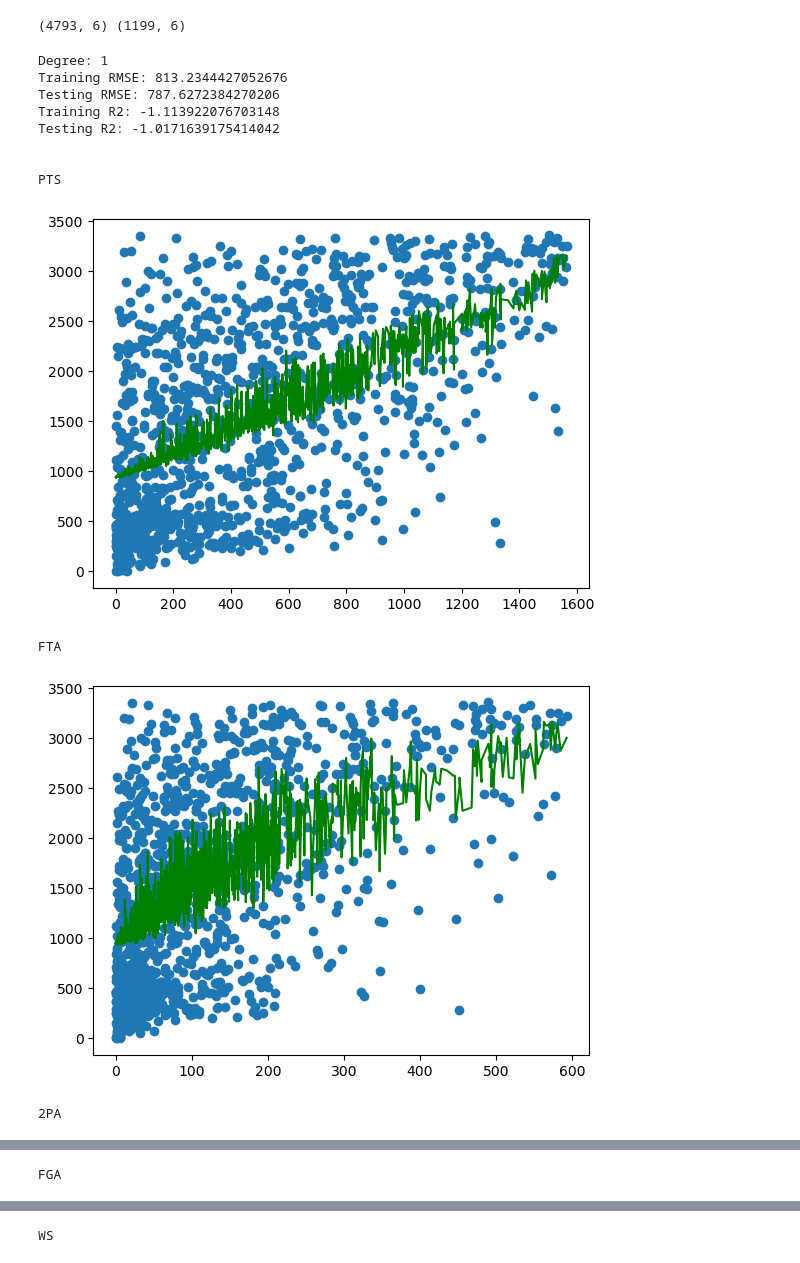
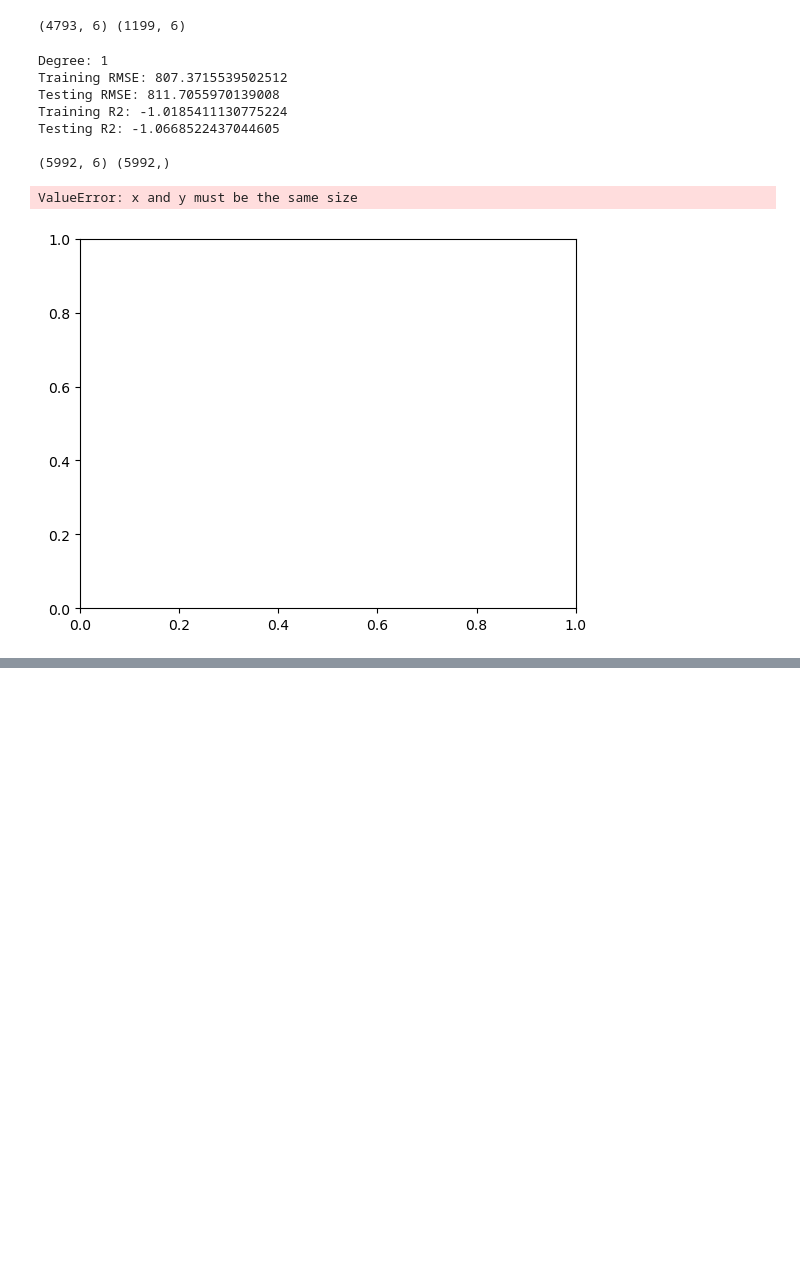
Before and after one commit to ben983593140/171-final-project, a Jupyter notebook: project.ipynb, the cells around one changed output, grey strips where cells are left out. Cells and saved outputs as stored; diff of their text form; code cells hidden in the pictures; blank space fills up the shorter version.

```diff
--- a/project.ipynb
+++ b/project.ipynb
@@ -91,11 +96,15 @@ for v in unknowns:
 # Only use players from 2000 onward
 stats = stats[stats['Year'] >= 2000]
 
+
 # Add salary to stats dataset based on player, year
 merged_00_to_17 = stats.merge(salary_20, left_on=['Year', 'Player', 'Tm'], right_on=['season', 'name', 'team'])
 
 # Drop unused columns that we think are irrelevant from merged dataset
-merged_00_to_17 = merged_00_to_17.drop(columns = ['Pos', 'Tm', '3PAr', 'blanl', 'blank2', 'rank', 'position', 'team', 'name', 'season'])
+merged_00_to_17 = merged_00_to_17.drop(columns = ['Player', 'Pos', 'Tm', '3PAr', 'blanl', 'blank2', 'rank', 'position', 'team', 'name', 'season'])
+
+# Replace Nan with 0
+merged_00_to_17.fillna(0, inplace=True)
 
 # display(salary_20.head(10))
 
@@ -181,43 +226,53 @@ print(X_salary_train.shape, X_salary_test.shape)
 # %%
 # polynomial regression model to predict salary based on PTS, FTA, 2PA, FGA, WS, GS
 # which were found to have some correlation to salary via heatmap
 
 for i in range(1,5):
     poly = PolynomialFeatures(degree = i, include_bias = False)
 
     x_poly_train = poly.fit_transform(X_salary_train)
     x_poly_test = poly.fit_transform(X_salary_test)
 
     plr = LinearRegression().fit(x_poly_train, y_salary_train)
 
     train_poly_pred = plr.predict(x_poly_train)
     test_poly_pred = plr.predict(x_poly_test)
     print(f"\nDegree: {i}\nTraining RMSE: {math.sqrt(mean_squared_error(train_poly_pred, y_salary_train))}\nTesting RMSE: {math.sqrt(mean_squared_error(test_poly_pred, y_salary_test))}\nTraining R2: {r2_score(train_poly_pred, y_salary_train)}\nTesting R2: {r2_score(test_poly_pred, y_salary_test)}\n")
 
-    for i in X_salary_test:
-        print(f"\n{i}\n")
-        x_pd = pd.Series(X_salary_test[i].values.flatten())
-        y_pred_pd = pd.Series(test_poly_pred.flatten())
+    # Plot data points
+    x = np.concatenate((X_salary_train, X_salary_test))
+    y = np.concatenate((y_salary_train, y_salary_test))
+    print(x.shape, y.shape)
+    plt.scatter(x, y, s=10)
 
-        x_sorted = x_pd.sort_values()
+    # sort the values of x before line plot
 
-        Y_pred = np.array(y_pred_pd[x_sorted.index])
-        x_arr = np.array(x_sorted)
+    sort_axis = operator.itemgetter(0)
+    sorted_zip = sorted(zip(x, y_train_pred), key=sort_axis)
+    x_poly_train, y_train_pred = zip(*sorted_zip)
+    plt.plot(x_poly_train, y_train_pred, color='r')
+    plt.show()
+    # for i in X_salary_test:
+    #     print(f"\n{i}\n")
+    #     x_pd = pd.Series(X_salary_test[i].values.flatten())
+    #     y_pred_pd = pd.Series(test_poly_pred.flatten())
 
-        #plotting
-        plt.scatter(X_salary_test[i], y_salary_test)
-        plt.plot(x_arr, Y_pred, color='g')
-        plt.show()
+    #     x_sorted = x_pd.sort_values()
+
+    #     Y_pred = np.array(y_pred_pd[x_sorted.index])
+    #     x_arr = np.array(x_sorted)
+
+    #     #plotting
+    #     plt.scatter(X_salary_test[i], y_salary_test)
+    #     plt.plot(x_arr, Y_pred, color='g')
+    #     plt.show()
 # %% [output]
 Degree: 1
-Training RMSE: 813.2344427052676
-Testing RMSE: 787.6272384270206
-Training R2: -1.113922076703148
-Testing R2: -1.0171639175414042
+Training RMSE: 807.3715539502512
+Testing RMSE: 811.7055970139008
+Training R2: -1.0185411130775224
+Testing R2: -1.0668522437044605
 
-
-PTS
+(5992, 6) (5992,)
+ValueError: x and y must be the same size
-[figure, old version]
+[figure, new version]
-FTA
-[figure, removed]
-2PA
@@ -225 +278,0 @@ FTA
-FGA
@@ -227 +278,0 @@ FGA
-WS
```
Also changed, not shown: parts of 7 cells of this notebook.
